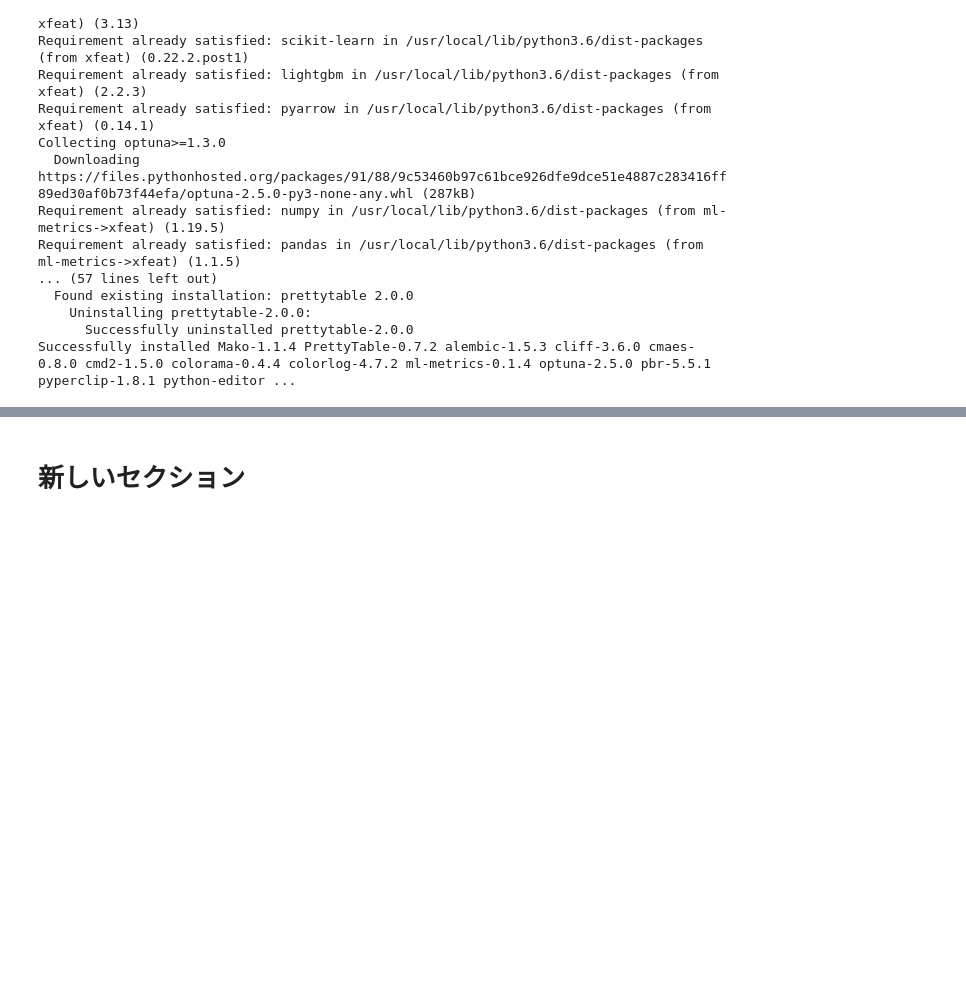
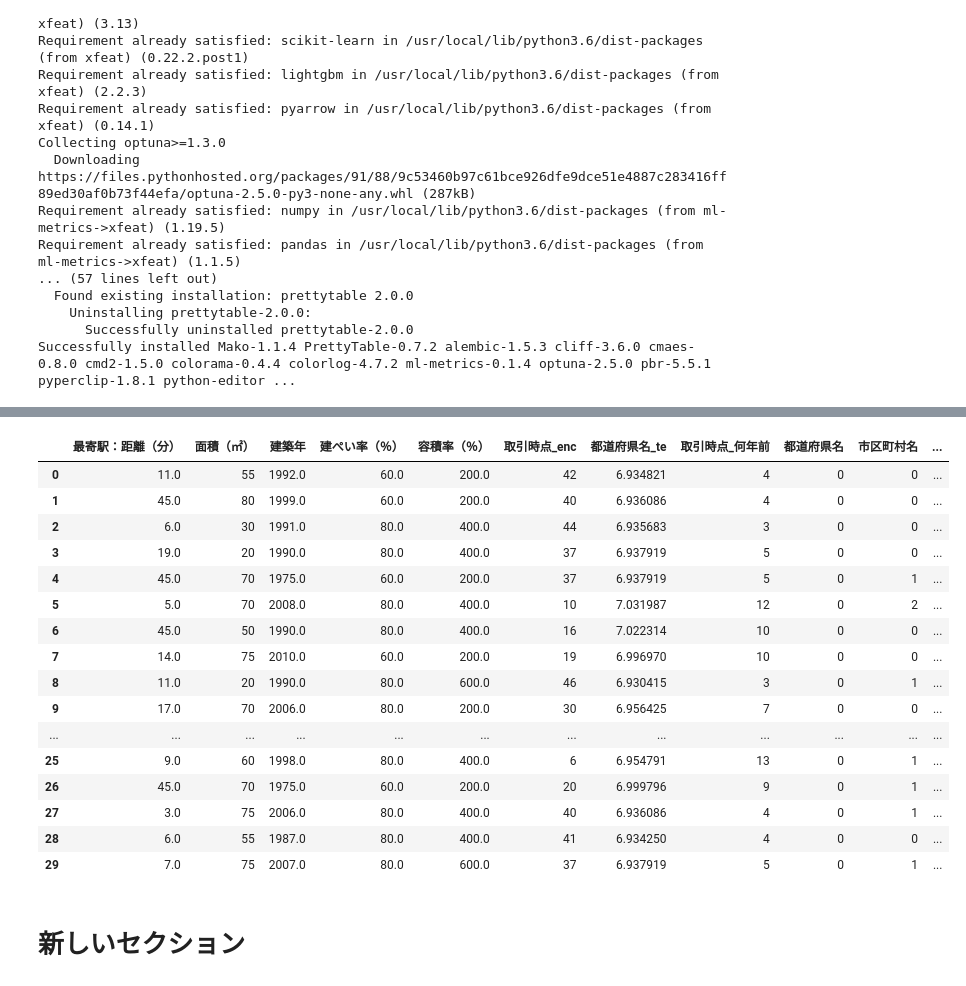
Before and after one commit to gott51010/zhenXiang, a Jupyter notebook: 分批数据预处理案例.ipynb, the cells around one changed output, grey strips where cells are left out. Drawn from its saved outputs; the diff is of its cells as text; code cells hidden in the pictures; blank space fills up the shorter version.

```diff
--- a/分批数据预处理案例.ipynb
+++ b/分批数据预处理案例.ipynb
@@ -208,2 +96,0 @@ print("只有一值的特征",one_value_fea)
-# %%
-train_df.drop(columns = ['種類', '地域', '土地の形状', '間口', '延床面積（㎡）', '前面道路：方位', '前面道路：種類', '前面道路：幅員（ｍ）','取引の事情等','今後の利用目的'],inplace=True)
@@ -384,0 +172,40 @@ Requirement already satisfied, skipping upgrade: webencodings in /usr/local/lib/
+# %%
+num_comb_df = encoder.fit_transform(df)/100
+# %%
+# 集約特徴量生成
+agg_dfs = []
+
+
+def get_agg_df(df, group_col):
+
+    agg_df, agg_cols = aggregation(df,
+                                   group_key=group_col,
+                                   # '前面道路：幅員（ｍ）',
+                                   group_values=['最寄駅：距離（分）',
+                                                 '面積（㎡）', '建ぺい率（％）', '容積率（％）'],
+                                   agg_methods=['count', 'mean', 'min', 'max'],
+                                   )
+
+    return agg_df[agg_cols]
+# %%
+group_col = '市区町村名'
+agg_dfs.append(get_agg_df(df, group_col))
+
+# 生成した特徴量を結合
+feat_df = pd.concat([num_df, le_df, num_comb_df]+agg_dfs, axis=1)
+
+# モデル構築
+train_df = feat_df[feat_df['取引時点_何年前'] > 1]
+val_df = feat_df[feat_df['取引時点_何年前'] == 1]
+test_df = feat_df[feat_df['取引時点_何年前'] == 0]
+
+feat_cols = [col for col in train_df.columns if col not in rm_cols+[ID, TARGET]]
+
+cat_cols = list(le_df.columns) + ['取引時点_enc']
+
+train_x = train_df[feat_cols]
+train_y = train_df[TARGET]
+val_x = val_df[feat_cols]
+val_y = val_df[TARGET]
+test_x = test_df[feat_cols]
+test_y = test_df[TARGET]
@@ -385,2 +236,22 @@ Requirement already satisfied, skipping upgrade: webencodings in /usr/local/lib/
+# %%
+train_x.head(30)
+# %% [output]
+|  | 最寄駅：距離（分） | 面積（㎡） | 建築年 | 建ぺい率（％） | 容積率（％） | 取引時点_enc | 都道府県名_te | 取引時点_何年前 | 都道府県名 | 市区町村名 | ... |
+| 0 | 11.0 | 55 | 1992.0 | 60.0 | 200.0 | 42 | 6.934821 | 4 | 0 | 0 | ... |
+| 1 | 45.0 | 80 | 1999.0 | 60.0 | 200.0 | 40 | 6.936086 | 4 | 0 | 0 | ... |
+| 2 | 6.0 | 30 | 1991.0 | 80.0 | 400.0 | 44 | 6.935683 | 3 | 0 | 0 | ... |
+| 3 | 19.0 | 20 | 1990.0 | 80.0 | 400.0 | 37 | 6.937919 | 5 | 0 | 0 | ... |
+| 4 | 45.0 | 70 | 1975.0 | 60.0 | 200.0 | 37 | 6.937919 | 5 | 0 | 1 | ... |
+| 5 | 5.0 | 70 | 2008.0 | 80.0 | 400.0 | 10 | 7.031987 | 12 | 0 | 2 | ... |
+| 6 | 45.0 | 50 | 1990.0 | 80.0 | 400.0 | 16 | 7.022314 | 10 | 0 | 0 | ... |
+| 7 | 14.0 | 75 | 2010.0 | 60.0 | 200.0 | 19 | 6.996970 | 10 | 0 | 0 | ... |
+| 8 | 11.0 | 20 | 1990.0 | 80.0 | 600.0 | 46 | 6.930415 | 3 | 0 | 1 | ... |
+| 9 | 17.0 | 70 | 2006.0 | 80.0 | 200.0 | 30 | 6.956425 | 7 | 0 | 0 | ... |
+| ... | ... | ... | ... | ... | ... | ... | ... | ... | ... | ... | ... |
+| 25 | 9.0 | 60 | 1998.0 | 80.0 | 400.0 | 6 | 6.954791 | 13 | 0 | 1 | ... |
+| 26 | 45.0 | 70 | 1975.0 | 60.0 | 200.0 | 20 | 6.999796 | 9 | 0 | 1 | ... |
+| 27 | 3.0 | 75 | 2006.0 | 80.0 | 400.0 | 40 | 6.936086 | 4 | 0 | 1 | ... |
+| 28 | 6.0 | 55 | 1987.0 | 80.0 | 400.0 | 41 | 6.934250 | 4 | 0 | 0 | ... |
+| 29 | 7.0 | 75 | 2007.0 | 80.0 | 600.0 | 37 | 6.937919 | 5 | 0 | 1 | ... |
 # %% [markdown]
 # 新しいセクション
```
Also changed, not shown: parts of 42 cells of this notebook.
